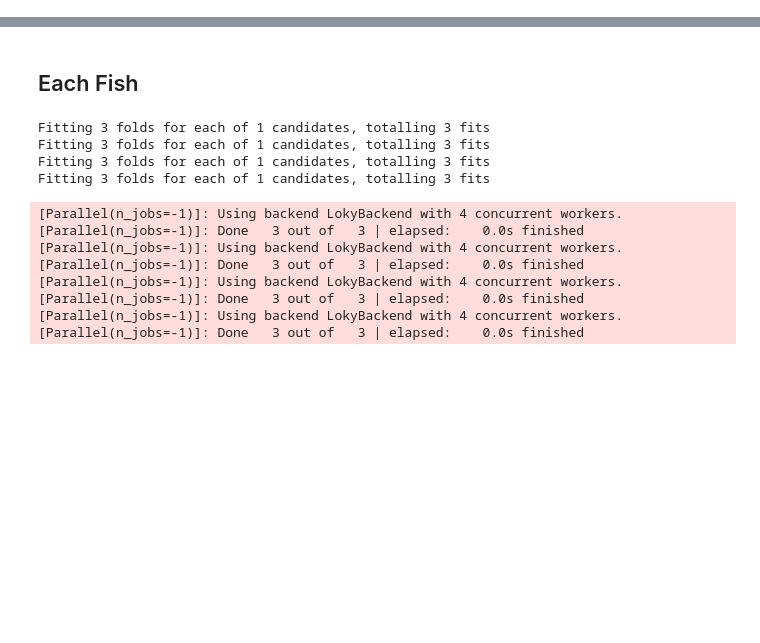
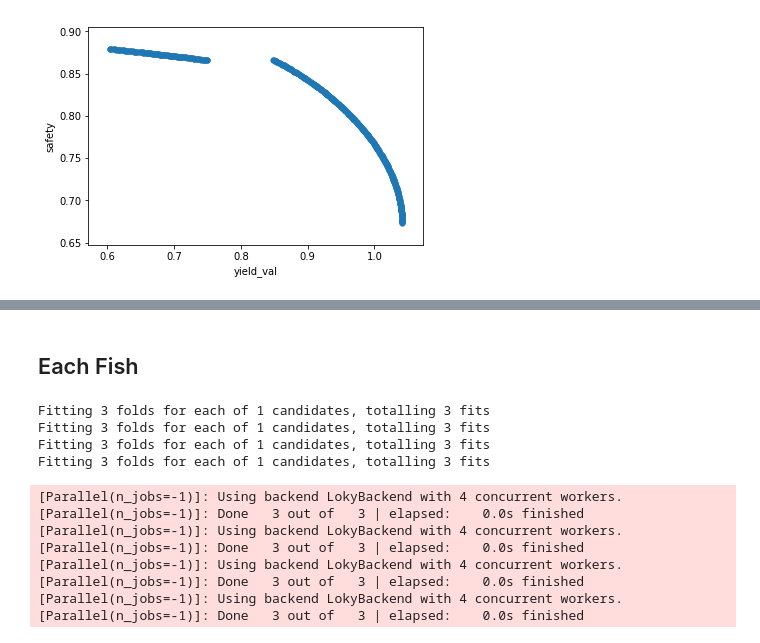
Before and after one commit to alexanderkell/fish-stock-optimiser, a Jupyter notebook: notebooks/2.0-ajmk-NSGA-II.ipynb, the cells around one changed output, grey strips where cells are left out. Saved outputs shown, nothing was run; the diff lists cells and outputs as text; code cells hidden in the pictures; blank space fills up the shorter version.

```diff
--- a/notebooks/2.0-ajmk-NSGA-II.ipynb
+++ b/notebooks/2.0-ajmk-NSGA-II.ipynb
@@ -297,0 +309,15 @@ plot_total_stocks(all_stocks_result)
+# %%
+def pareto_plot(dat, x, y):
+    fig = plt.figure()
+    plt.scatter(dat[x], dat[y], cmap=plt.cm.viridis, linewidth=0.2)
+    plt.xlabel(x)
+    plt.ylabel(y)
+    plt.show()
+
+# print(all_stocks_result[(all_stocks_result.yield_val > 0.8)].sort_values(by='kobe', ascending=False))
+# %%
+# two_noise_results = all_stocks_result.copy()
+# two_noise_results.to_csv('/Users/b1017579/Documents/Projects/Fish/fish-stock-optimiser/models/results/nsga_ii/pareto_fronts/two_noise_results.csv')
+pareto_plot(all_stocks_result, 'yield_val', 'safety')
+# %% [output]
+[figure, added]
```
Also changed, not shown: parts of 21 cells of this notebook, 6 other files.
